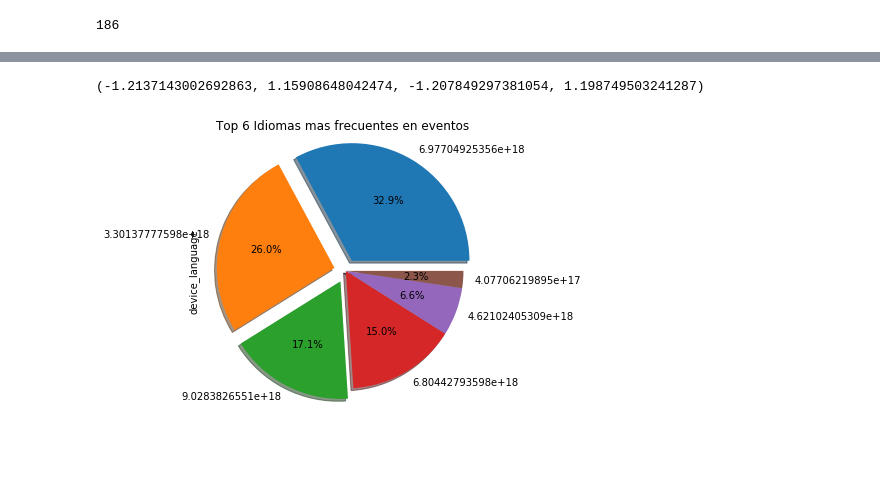
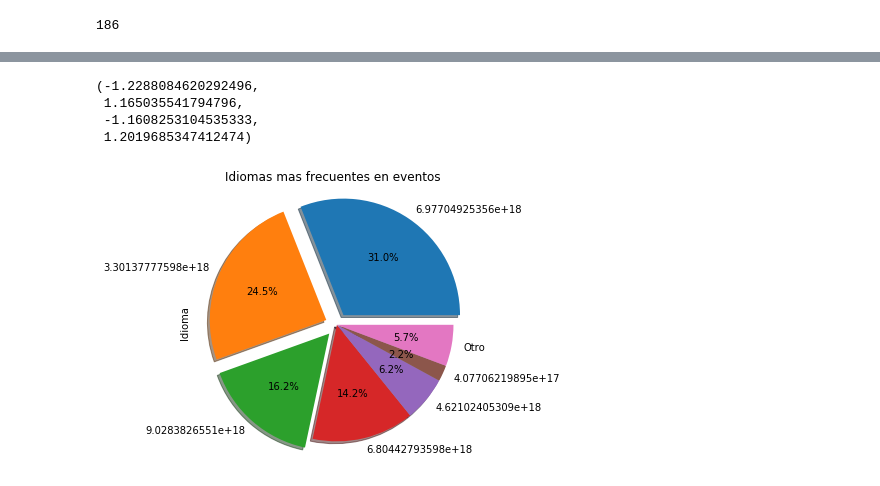
Before and after one commit to PBrrtrn/7506-organizacion-de-datos-TP1-1C2019, a Jupyter notebook: Exploracion_Pablo/Analisis_idiomas.ipynb, the cells around one changed output, grey strips where cells are left out. Saved outputs shown, nothing was run; the diff lists cells and outputs as text; code cells hidden in the pictures; blank space fills up the shorter version.

Commit message:
Subo versión mejorada del análisis de los idiomas (Pablo)

```diff
--- a/Exploracion_Pablo/Analisis_idiomas.ipynb
+++ b/Exploracion_Pablo/Analisis_idiomas.ipynb
@@ -6,3 +6,4 @@ events = pd.read_csv("/home/fedoremelianenko/FIUBA/Organizacion de datos/TP1/dat
 # %%
+events['sum'] = 1
 events.head()
 # %% [output]
@@ -31,3 +27,7 @@ Name: device_language, dtype: int64
 idiomas.shape[0]
 # %% [output]
 186
+# %%
+events.head()
+events_grouped = events.groupby(['device_language']).agg({'sum':'sum'})
+events_grouped.head()
@@ -33,0 +42,4 @@ idiomas.shape[0]
+# %%
+top6_idiomas = events_grouped.nlargest(6,'sum','all')
+top6_idiomas = top6_idiomas.reset_index()
+top6_idiomas
@@ -33,0 +60,4 @@ idiomas.shape[0]
+# %%
+top6_idiomas = top6_idiomas.append({'device_language':'Otro', 'sum':bottom180_sum}, ignore_index=True)
+top6_idiomas.set_index(keys='device_language', inplace=True)
+top6_idiomas
@@ -34,9 +74,11 @@ idiomas.shape[0]
 # %%
-top6idiomas = idiomas.head(6)
-explode = (0.1,0.1,0.1,0,0,0)
-ax = top6idiomas.plot.pie(y='Idioma',explode=explode, shadow = True, autopct='%1.1f%%',
-                           title='Top 6 Idiomas mas frecuentes en eventos', figsize=(5,5))
+explode = [0.1,0.1,0.1,0,0,0,0]
+ax = top6_idiomas.plot.pie(label='Idioma', shadow = True, autopct='%1.1f%%', y='sum', explode = explode,
+                           legend=False,title='Idiomas mas frecuentes en eventos', figsize=(5,5))
 ax.axis('equal')
 # %% [output]
-(-1.2137143002692863, 1.15908648042474, -1.207849297381054, 1.198749503241287)
+(-1.2288084620292496,
+ 1.165035541794796,
+ -1.1608253104535333,
+ 1.2019685347412474)
-[figure, old version]
+[figure, new version]
```
Also changed, not shown: parts of 7 cells of this notebook.
